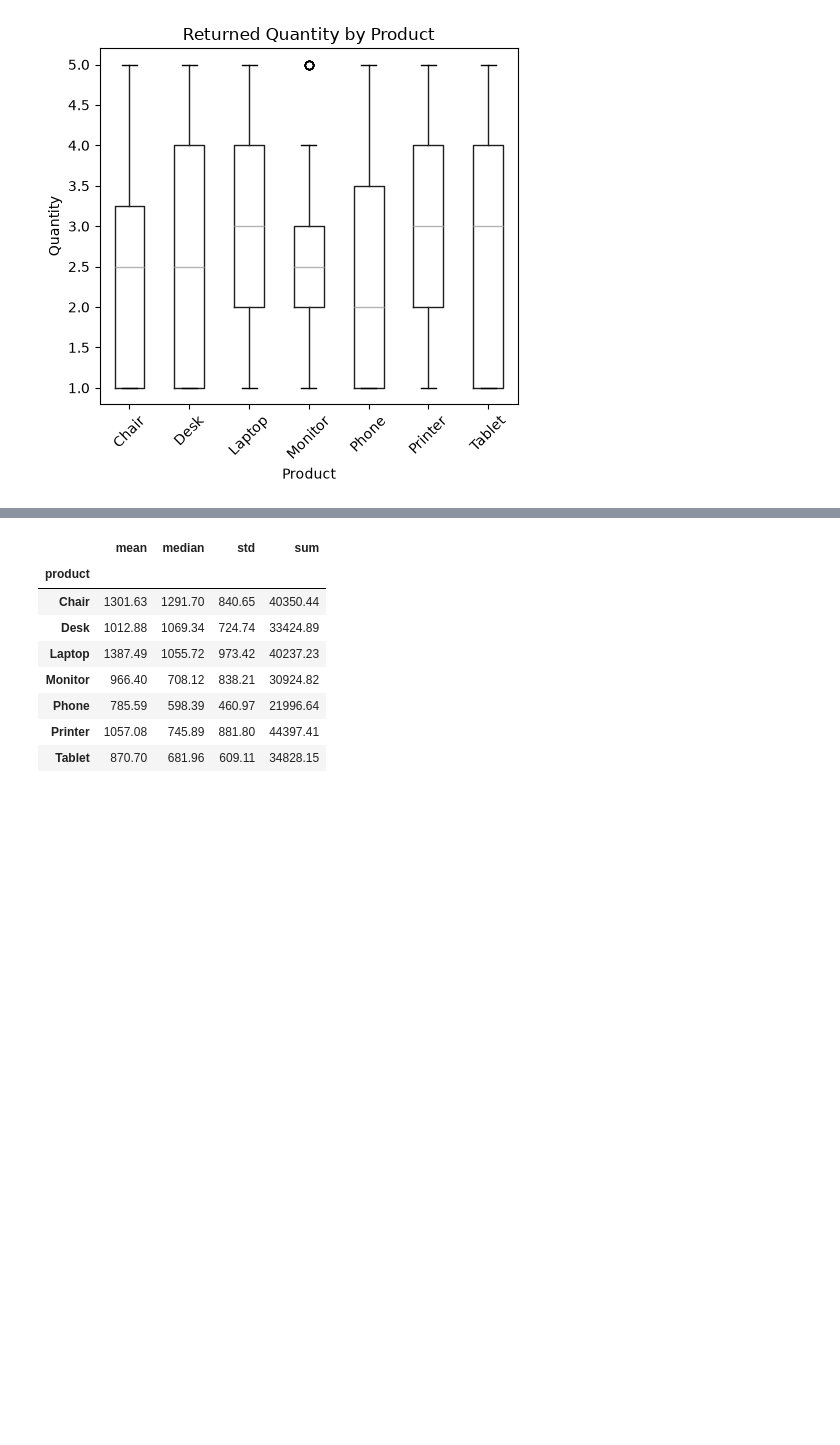
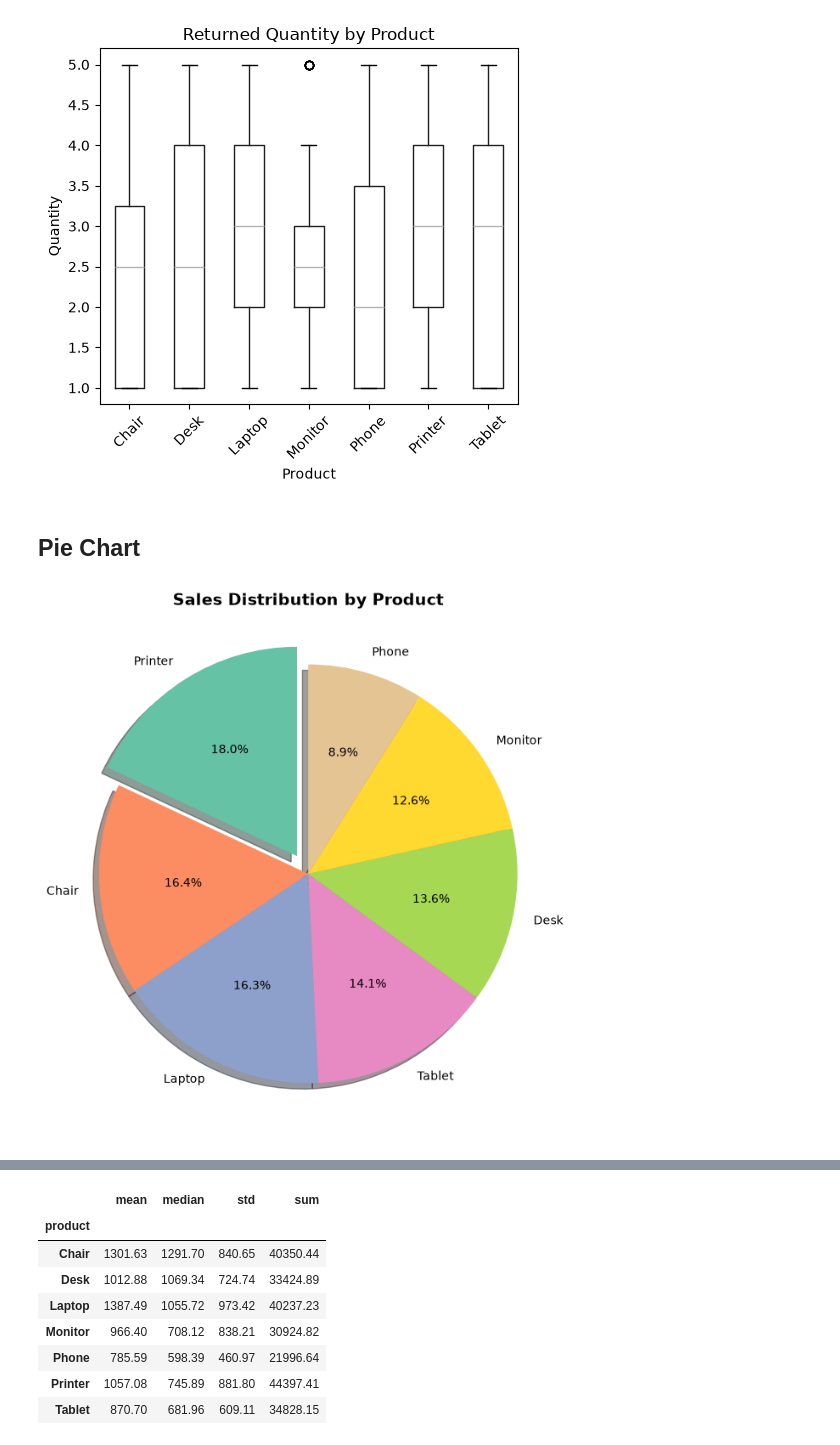
Before and after one commit to yezaw-zafki/project_portfolios, a Jupyter notebook: Decodelab Project/Python/Decodelab Data.ipynb, the cells around one changed output, grey strips where cells are left out. Saved outputs shown, nothing was run; the diff lists cells and outputs as text; code cells hidden in the pictures; blank space fills up the shorter version.

```diff
--- a/Decodelab Project/Python/Decodelab Data.ipynb
+++ b/Decodelab Project/Python/Decodelab Data.ipynb
@@ -278,4 +279,33 @@ plt.tight_layout()
 plt.show()
 # %% [output]
 [figure]
+# %% [markdown]
+## Pie Chart
+# %%
+# Pie chart: sales distribution by product
+sales_by_product = (
+    df_shipped.groupby("product")["total_price"]
+    .sum()
+    .sort_values(ascending=False)
+)
+
+categories = sales_by_product.index
+sizes = sales_by_product.values
+colors = sns.color_palette("Set2", len(categories))
+explode = [0.1] + [0] * (len(categories) - 1)
+
+fig, ax = plt.subplots(figsize=(8, 8))
+ax.pie(
+    sizes,
+    explode=explode,
+    labels=categories,
+    colors=colors,
+    autopct="%1.1f%%",
+    shadow=True,
+    startangle=90
+)
+ax.set_title("Sales Distribution by Product", fontsize=14, fontweight="bold")
+plt.show()
+# %% [output]
+[figure, added]
 # %% [markdown]
```
Also changed, not shown: parts of 6 cells of this notebook.
